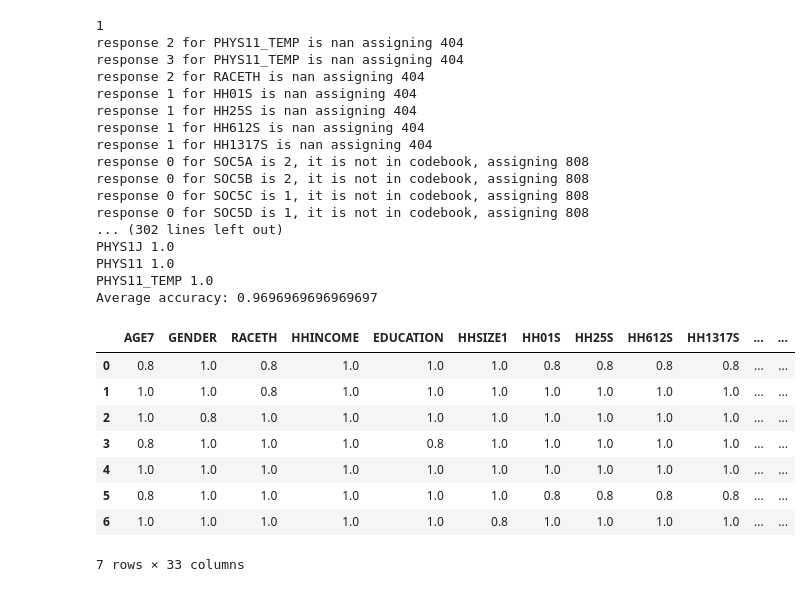
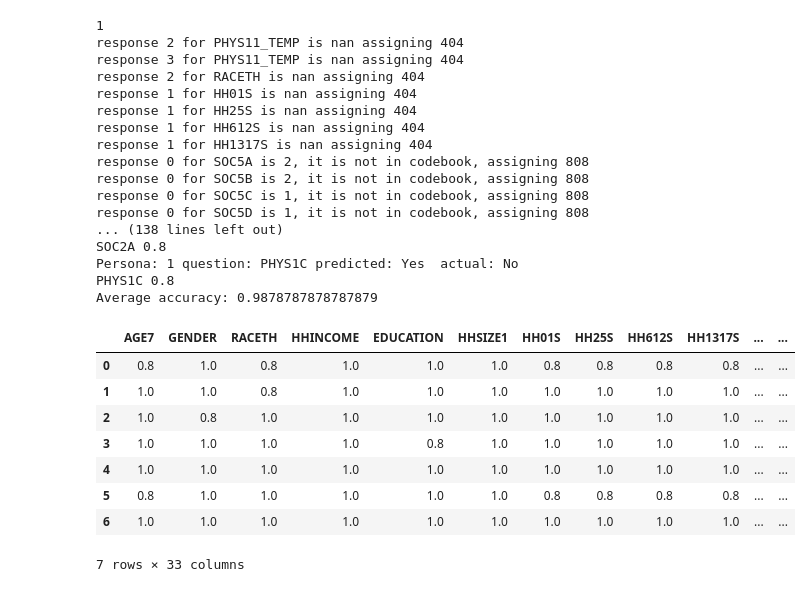
Before and after one commit to Kurmich/ai-agent-based-survey, a Jupyter notebook: output_analyzer.ipynb, the cells around one changed output. Drawn from its saved outputs; the diff is of its cells as text; code cells hidden in the pictures.

```diff
--- a/output_analyzer.ipynb
+++ b/output_analyzer.ipynb
@@ -16,4 +16,7 @@ codebook = get_codebook_object_from_json(codebook_json)
 # %%
 gpt_res_dir = os.path.join(os.getcwd(),  'gpt-deductions')
 transcripts_dir = os.path.join(os.getcwd(), 'transcripts')
+errors_dir = os.path.join(os.getcwd(), 'gpterrors')
+if not os.path.exists(errors_dir):
+    os.makedirs(errors_dir)
 # %%
@@ -46,47 +59,43 @@ participant_ids = [i+1 for i in range(7)]
 code_to_accuracies = {}
 for pid in participant_ids:
     gpt_fname    = os.path.join(gpt_res_dir,     f"participant{pid}_deduced_2025-03-10.csv")
     survey_fname = os.path.join(transcripts_dir, f"participant{pid}/survey_responses.csv")
-    print(pid)
-    #print(survey_fname)
     correct_df_text       =  pd.read_csv(survey_fname).drop(columns=['Unnamed: 0'])
     predicted_df_text     =  pd.read_csv(gpt_fname)
-    correct_df            = convert_textdf_to_numeric_response_df(codebook, correct_df_text)
-    predicted_df          = convert_textdf_to_numeric_response_df(codebook, predicted_df_text)
-    code_to_accuracy = compute_accuracies(correct_df, predicted_df)
+    code_to_accuracy = compute_accuracies(correct_df_text, predicted_df_text, pid)
     for code in code_to_accuracy:
         if code not in code_to_accuracies: code_to_accuracies[code] = []
         code_to_accuracies[code].append(code_to_accuracy[code])
 
 
 accuracy_df = pd.DataFrame(code_to_accuracies)
 accuracy_df.head(8)
 # %% [output]
 1
 response 2 for PHYS11_TEMP is nan assigning 404
 response 3 for PHYS11_TEMP is nan assigning 404
 response 2 for RACETH is nan assigning 404
 response 1 for HH01S is nan assigning 404
 response 1 for HH25S is nan assigning 404
 response 1 for HH612S is nan assigning 404
 response 1 for HH1317S is nan assigning 404
 response 0 for SOC5A is 2, it is not in codebook, assigning 808
 response 0 for SOC5B is 2, it is not in codebook, assigning 808
 response 0 for SOC5C is 1, it is not in codebook, assigning 808
 response 0 for SOC5D is 1, it is not in codebook, assigning 808
-... (302 lines left out)
-PHYS1J 1.0
-PHYS11 1.0
-PHYS11_TEMP 1.0
-Average accuracy: 0.9696969696969697
+... (138 lines left out)
+SOC2A 0.8
+Persona: 1 question: PHYS1C predicted: Yes  actual: No
+PHYS1C 0.8
+Average accuracy: 0.9878787878787879
 |  | AGE7 | GENDER | RACETH | HHINCOME | EDUCATION | HHSIZE1 | HH01S | HH25S | HH612S | HH1317S | ... | ... |
 | 0 | 0.8 | 1.0 | 0.8 | 1.0 | 1.0 | 1.0 | 0.8 | 0.8 | 0.8 | 0.8 | ... | ... |
 | 1 | 1.0 | 1.0 | 0.8 | 1.0 | 1.0 | 1.0 | 1.0 | 1.0 | 1.0 | 1.0 | ... | ... |
 | 2 | 1.0 | 0.8 | 1.0 | 1.0 | 1.0 | 1.0 | 1.0 | 1.0 | 1.0 | 1.0 | ... | ... |
-| 3 | 0.8 | 1.0 | 1.0 | 1.0 | 0.8 | 1.0 | 1.0 | 1.0 | 1.0 | 1.0 | ... | ... |
+| 3 | 1.0 | 1.0 | 1.0 | 1.0 | 0.8 | 1.0 | 1.0 | 1.0 | 1.0 | 1.0 | ... | ... |
 | 4 | 1.0 | 1.0 | 1.0 | 1.0 | 1.0 | 1.0 | 1.0 | 1.0 | 1.0 | 1.0 | ... | ... |
 | 5 | 0.8 | 1.0 | 1.0 | 1.0 | 1.0 | 1.0 | 0.8 | 0.8 | 0.8 | 0.8 | ... | ... |
-| 6 | 1.0 | 1.0 | 1.0 | 1.0 | 1.0 | 0.8 | 1.0 | 1.0 | 1.0 | 1.0 | ... | ... |
+| 6 | 1.0 | 1.0 | 1.0 | 1.0 | 1.0 | 1.0 | 1.0 | 1.0 | 1.0 | 1.0 | ... | ... |
 7 rows × 33 columns
 # %%
 avg_accuracies = accuracy_df.mean()
```
Also changed, not shown: parts of 6 cells of this notebook.
